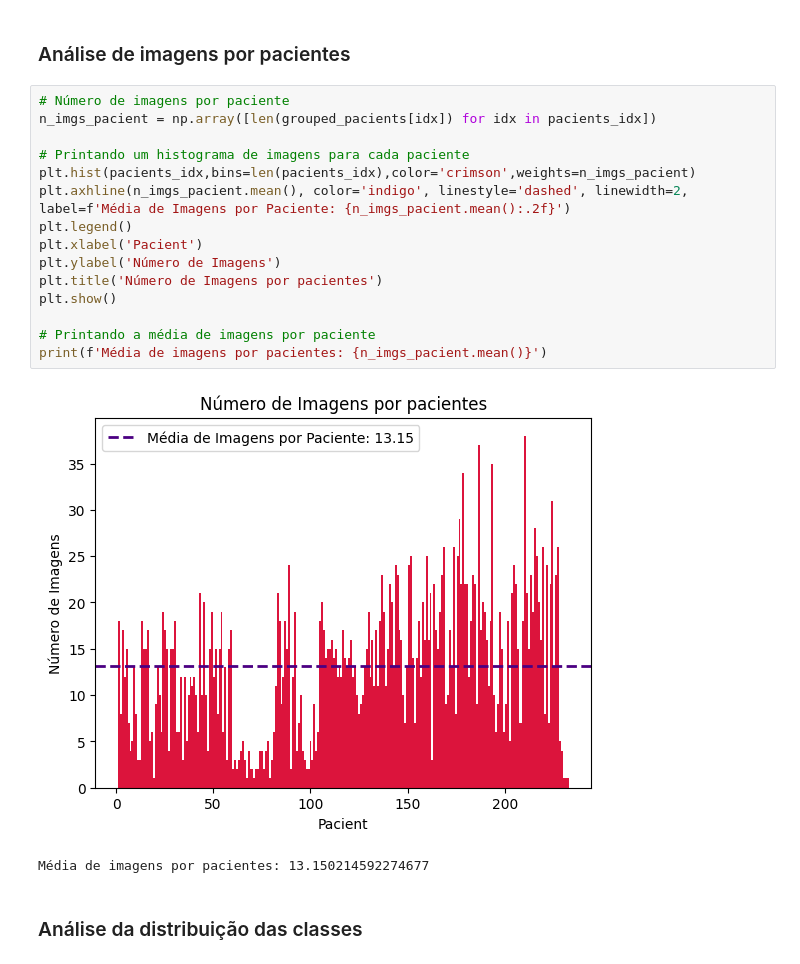
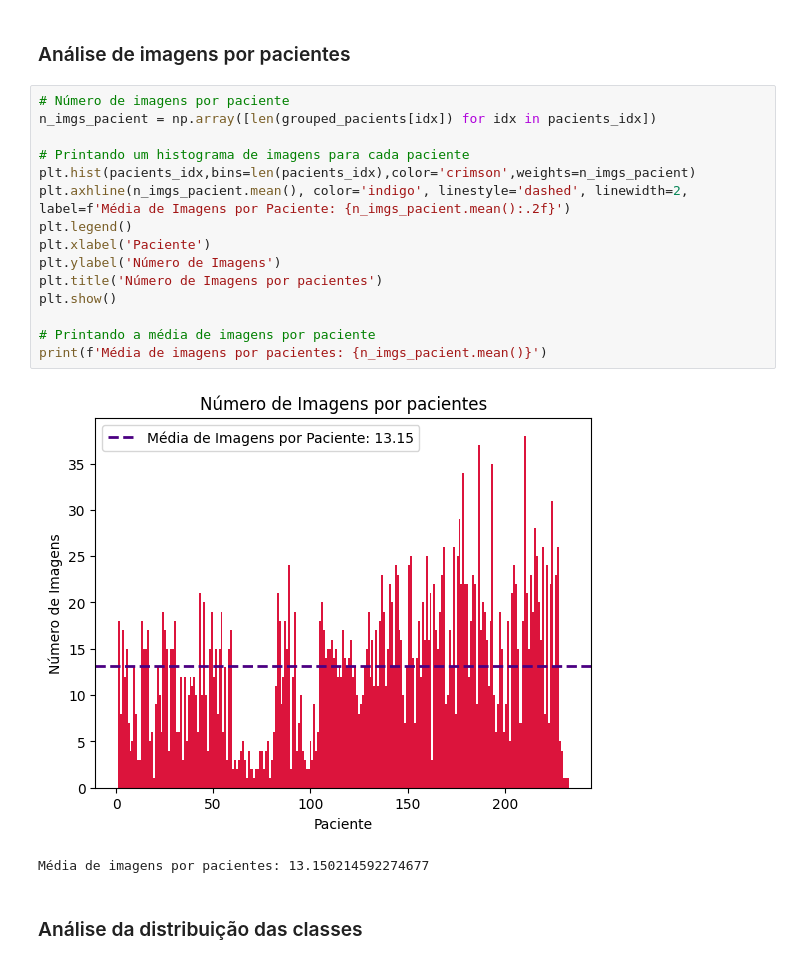
Before and after one commit to c-porto/brain_tumor_classifier, a Jupyter notebook: brain_tumor_classifier.ipynb, the cells around one changed output. Saved outputs shown, nothing was run; the diff lists cells and outputs as text.

```diff
--- a/brain_tumor_classifier.ipynb
+++ b/brain_tumor_classifier.ipynb
@@ -183,20 +183,20 @@ grouped_pacients = {ordinal_mapping[key]: value for key, value in pacients_dict.
 # %%
 # Número de imagens por paciente
 n_imgs_pacient = np.array([len(grouped_pacients[idx]) for idx in pacients_idx])
 
 # Printando um histograma de imagens para cada paciente
 plt.hist(pacients_idx,bins=len(pacients_idx),color='crimson',weights=n_imgs_pacient)
 plt.axhline(n_imgs_pacient.mean(), color='indigo', linestyle='dashed', linewidth=2, label=f'Média de Imagens por Paciente: {n_imgs_pacient.mean():.2f}')
 plt.legend()
-plt.xlabel('Pacient')
+plt.xlabel('Paciente')
 plt.ylabel('Número de Imagens')
 plt.title('Número de Imagens por pacientes')
 plt.show()
 
 # Printando a média de imagens por paciente
 print(f'Média de imagens por pacientes: {n_imgs_pacient.mean()}')
 # %% [output]
-[figure, old version]
+[figure, new version]
 Média de imagens por pacientes: 13.150214592274677
 # %% [markdown]
 ### Análise da distribuição das classes
```
Also changed, not shown: parts of 41 cells of this notebook.
